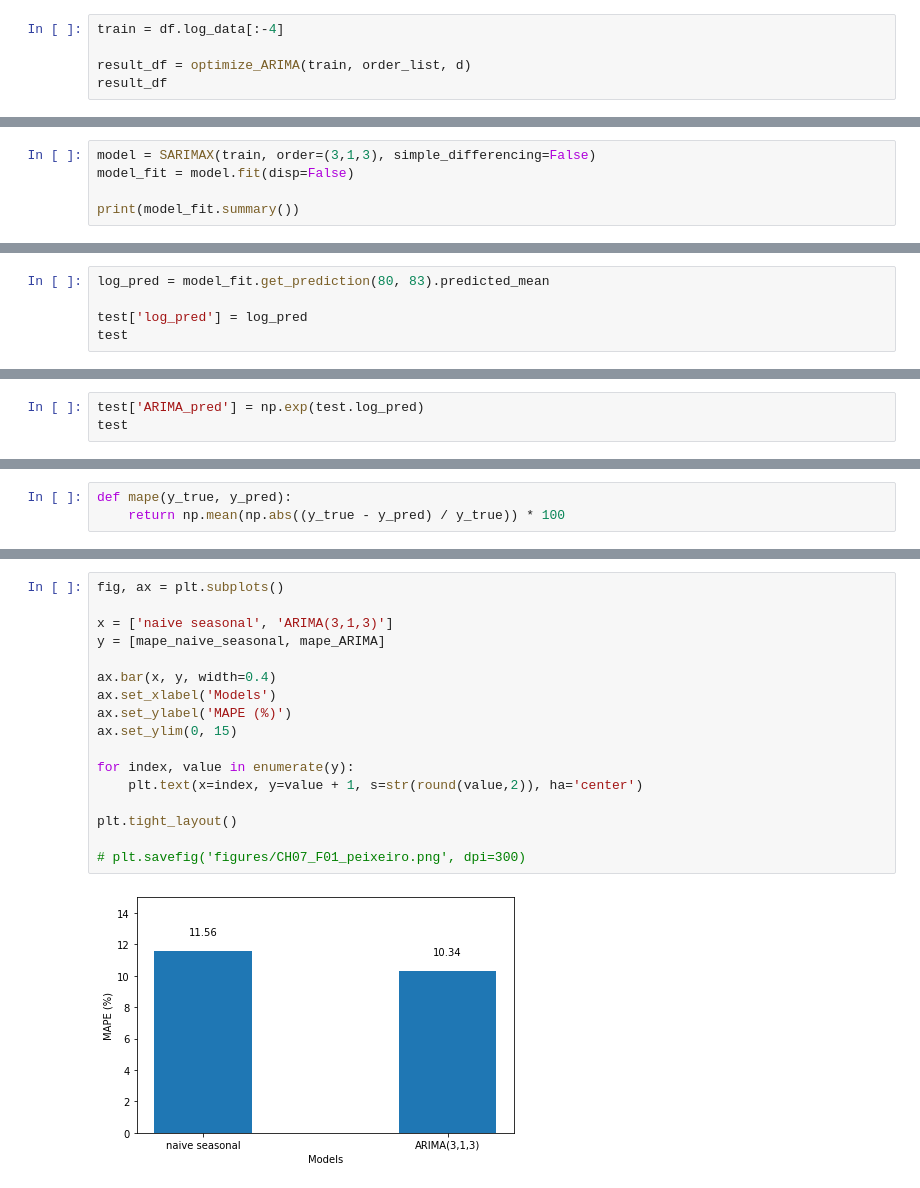
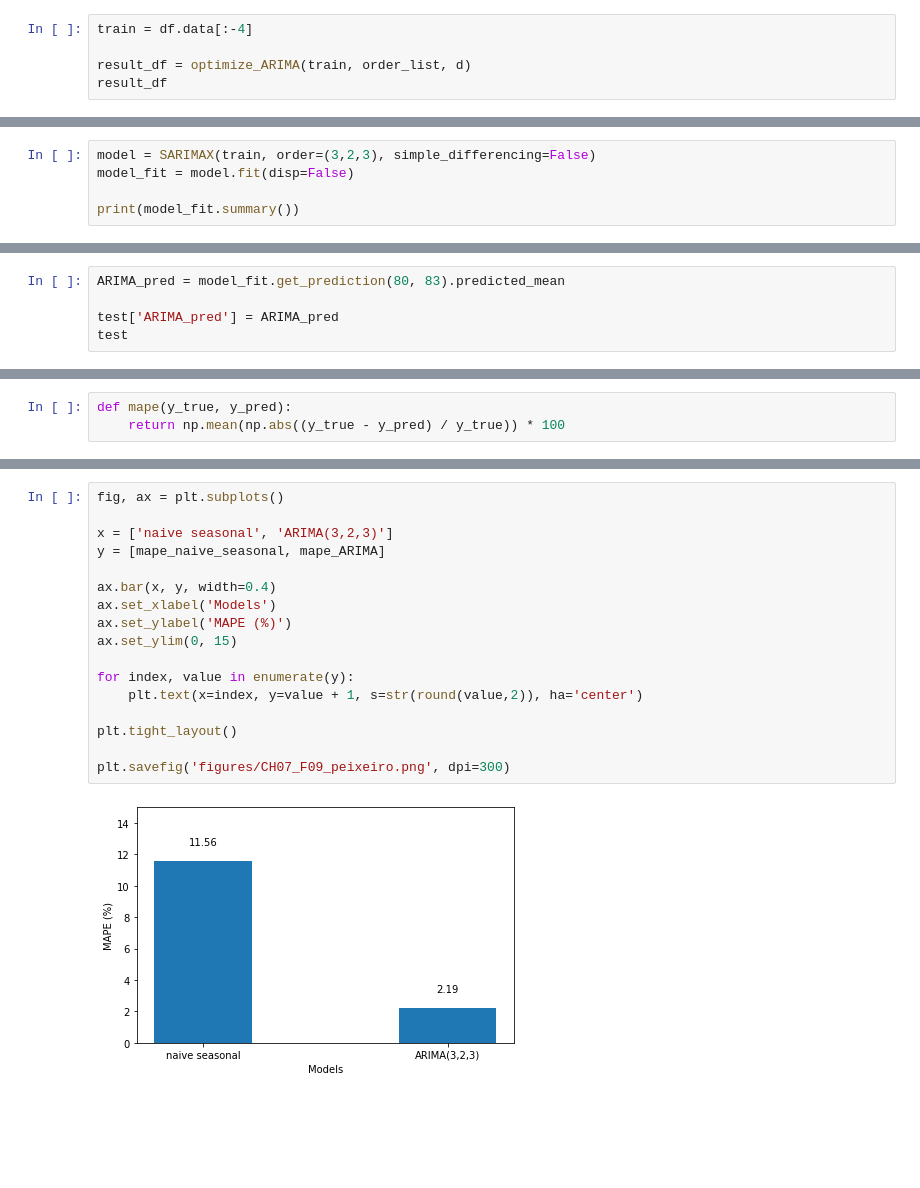
Before and after one commit to marcopeix/TimeSeriesForecastingInPython, a Jupyter notebook: CH07/CH07.ipynb, the cells around one changed output, grey strips where cells are left out. Cells and saved outputs as stored; diff of their text form; blank space fills up the shorter version.

```diff
--- a/CH07/CH07.ipynb
+++ b/CH07/CH07.ipynb
@@ -165,7 +134,7 @@ d = 1
 
 order_list = list(product(ps, qs))
 # %%
-train = df.log_data[:-4]
+train = df.data[:-4]
 
 result_df = optimize_ARIMA(train, order_list, d)
 result_df
@@ -190,5 +159,5 @@ result_df
 # %%
-model = SARIMAX(train, order=(3,1,3), simple_differencing=False)
+model = SARIMAX(train, order=(3,2,3), simple_differencing=False)
 model_fit = model.fit(disp=False)
 
 print(model_fit.summary())
@@ -239,6 +210,6 @@ test
 # %%
-log_pred = model_fit.get_prediction(80, 83).predicted_mean
+ARIMA_pred = model_fit.get_prediction(80, 83).predicted_mean
 
-test['log_pred'] = log_pred
+test['ARIMA_pred'] = ARIMA_pred
 test
 # %% [output]
@@ -250,3 +220,0 @@ test
-# %%
-test['ARIMA_pred'] = np.exp(test.log_pred)
-test
@@ -292,19 +254,19 @@ print(mape_naive_seasonal, mape_ARIMA)
 # %%
 fig, ax = plt.subplots()
 
-x = ['naive seasonal', 'ARIMA(3,1,3)']
+x = ['naive seasonal', 'ARIMA(3,2,3)']
 y = [mape_naive_seasonal, mape_ARIMA]
 
 ax.bar(x, y, width=0.4)
 ax.set_xlabel('Models')
 ax.set_ylabel('MAPE (%)')
 ax.set_ylim(0, 15)
 
 for index, value in enumerate(y):
     plt.text(x=index, y=value + 1, s=str(round(value,2)), ha='center')
 
 plt.tight_layout()
 
-# plt.savefig('figures/CH07_F01_peixeiro.png', dpi=300)
+plt.savefig('figures/CH07_F09_peixeiro.png', dpi=300)
 # %% [output]
-[figure, old version]
+[figure, new version]
```
Also changed, not shown: parts of 17 cells of this notebook, 9 other files.
